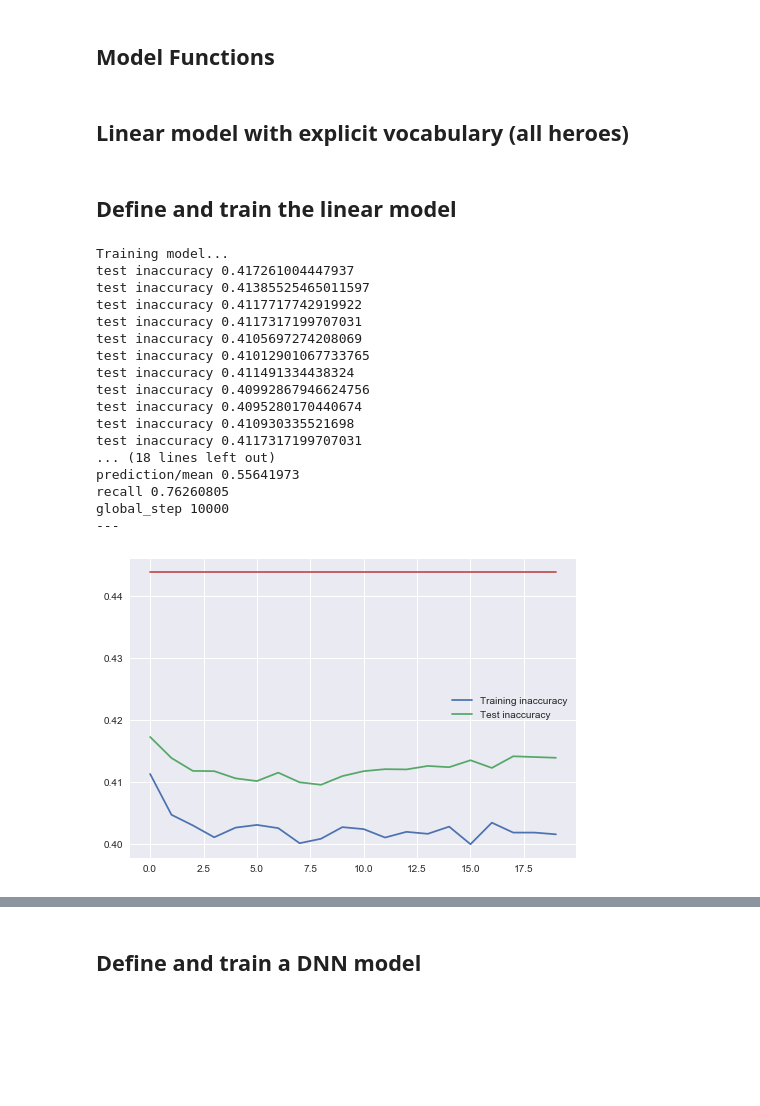
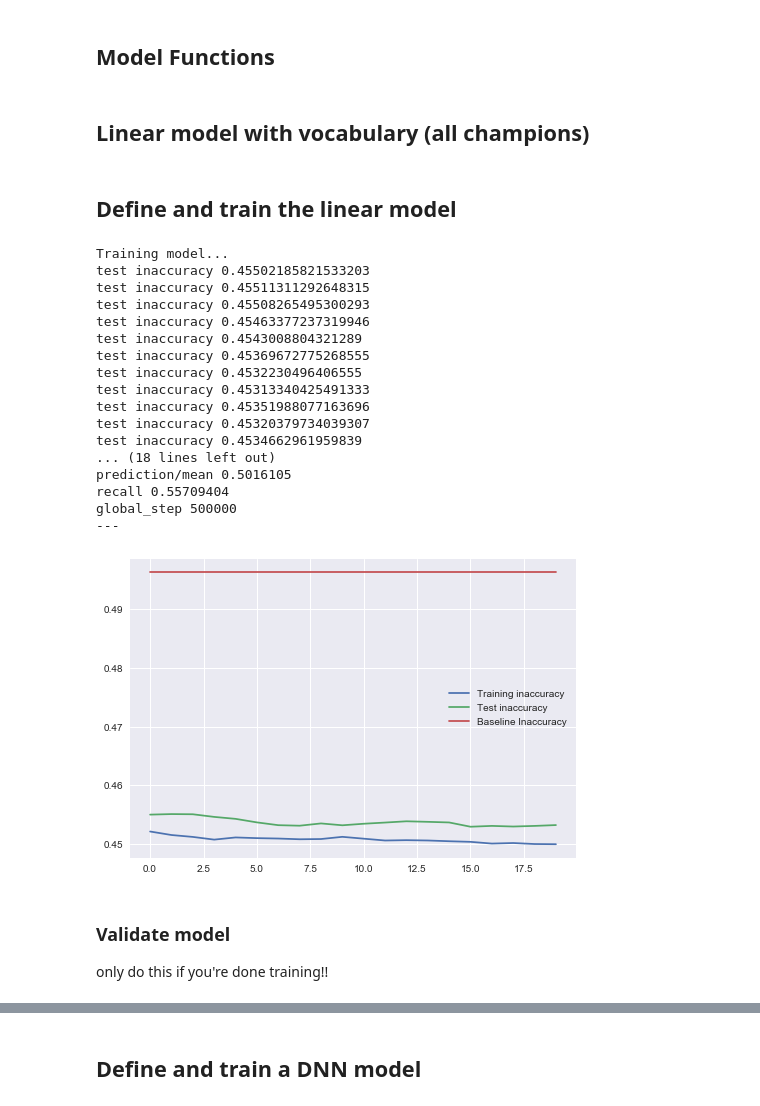
Before and after one commit to JoshEZiegler/MLProjects, a Jupyter notebook: LeagueOfLegendsProject/LOLMachineLearning.ipynb, the cells around one changed output, grey strips where cells are left out. Saved outputs shown, nothing was run; the diff lists cells and outputs as text; code cells hidden in the pictures; blank space fills up the shorter version.

Commit message:
refitting dota2 data and fitting d fitting lol data with new bigger datasets

```diff
--- a/LeagueOfLegendsProject/LOLMachineLearning.ipynb
+++ b/LeagueOfLegendsProject/LOLMachineLearning.ipynb
@@ -20,3 +27,8 @@ tf.logging.set_verbosity(tf.logging.ERROR)
+# %%
+champ_vocab=[]
+for name,data in champdata['data'].items():
+    champ_vocab.append(data['key'])
+champ_vocab = [int(i) for i in champ_vocab]
 # %% [markdown]
 # Modeling using a TFRecord dataformat
 # %% [markdown]
@@ -49,7 +61,7 @@ def _parse_function(record):
 #### Check the parse function worked
 # %%
 # Create the Dataset object.
-ds = tf.data.TFRecordDataset(os.path.join('dota2_training_data','dota2_training_data.tfrecords'))
+ds = tf.data.TFRecordDataset(os.path.join('lol_data','masters_tier','lol_training_data','lol_training_data.tfrecords'))
 # Map features and labels with the parse function.
 ds = ds.map(_parse_function)
 
@@ -88,16 +100,15 @@ def _input_fn(input_filenames, num_epochs=None, shuffle=True, batch_size=50):
     features, labels = ds.make_one_shot_iterator().get_next()
     return features, labels
 # %% [markdown]
-## Linear model with explicit vocabulary (all heroes)
+## Linear model with vocabulary (all champions)
 # %%
-def construct_hero_categorical_columns(keys):
+def construct_hero_categorical_columns(keys,vocab):
     """Construct categorical features for all features
         Args:
             input_features: names of input feature columns to use
         returns:
             a set of categorical columns
     """
-    vocab = list(range(105))+list(range(106,114))+list(range(119,121))
     return set([tf.feature_column.categorical_column_with_vocabulary_list(key,
                                                                      vocabulary_list = vocab,
                                                                      num_oov_buckets =0)
@@ -179,38 +190,41 @@ def train_linear_model(
 
     plt.plot(training_acc,label='Training inaccuracy')
     plt.plot(test_acc,label='Test inaccuracy')
-    plt.plot(1-evaluation_metrics['accuracy_baseline']*np.ones(periods))
+    plt.plot(1-evaluation_metrics['accuracy_baseline']*np.ones(periods),label='Baseline Inaccuracy')
     plt.legend()
     plt.show()
 
     return linear_classifier
 # %%
-training_file = os.path.join('dota2_training_data','dota2_training_data.tfrecords')
-test_file = os.path.join('dota2_test_data', 'dota2_test_data.tfrecords')
+training_file = os.path.join('lol_data','masters_tier','lol_training_data','lol_training_data.tfrecords')
+test_file = os.path.join('lol_data','masters_tier','lol_test_data','lol_test_data.tfrecords')
 
 trained_linear_model = train_linear_model(
-    learning_rate=0.03,
-    steps=10000,
-    batch_size=1000,
-    feature_columns=construct_hero_categorical_columns(['radiant_heroes','dire_heroes']),
+    learning_rate=0.003,
+    steps=5e5,
+    batch_size=2000,
+    feature_columns=construct_hero_categorical_columns(['blue_champs','red_champs'],champ_vocab),
     training_file=training_file,
     test_file=test_file)
 # %% [output]
 Training model...
-test inaccuracy 0.417261004447937
-test inaccuracy 0.41385525465011597
-test inaccuracy 0.4117717742919922
-test inaccuracy 0.4117317199707031
-test inaccuracy 0.4105697274208069
-test inaccuracy 0.41012901067733765
-test inaccuracy 0.411491334438324
-test inaccuracy 0.40992867946624756
-test inaccuracy 0.4095280170440674
-test inaccuracy 0.410930335521698
-test inaccuracy 0.4117317199707031
+test inaccuracy 0.45502185821533203
+test inaccuracy 0.45511311292648315
+test inaccuracy 0.45508265495300293
+test inaccuracy 0.45463377237319946
+test inaccuracy 0.4543008804321289
+test inaccuracy 0.45369672775268555
+test inaccuracy 0.4532230496406555
+test inaccuracy 0.45313340425491333
+test inaccuracy 0.45351988077163696
+test inaccuracy 0.45320379734039307
+test inaccuracy 0.4534662961959839
 ... (18 lines left out)
-prediction/mean 0.55641973
-recall 0.76260805
-global_step 10000
+prediction/mean 0.5016105
+recall 0.55709404
+global_step 500000
 ---
-[figure, old version]
+[figure, new version]
+# %% [markdown]
+### Validate model
+only do this if you're done training!!
```
Also changed, not shown: parts of 7 cells of this notebook, 13 other files.
